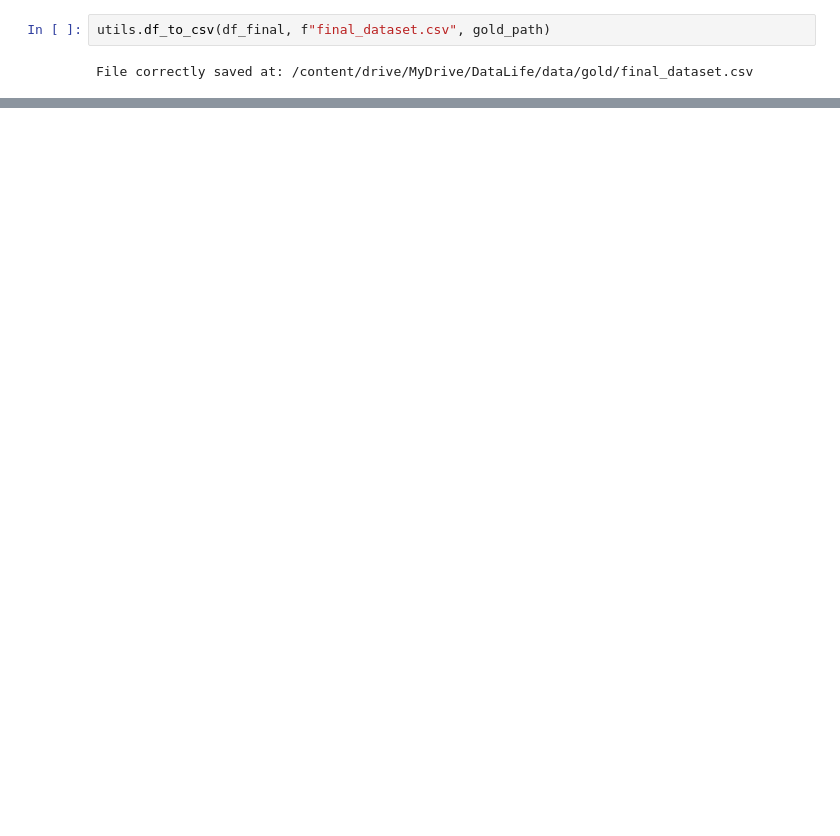
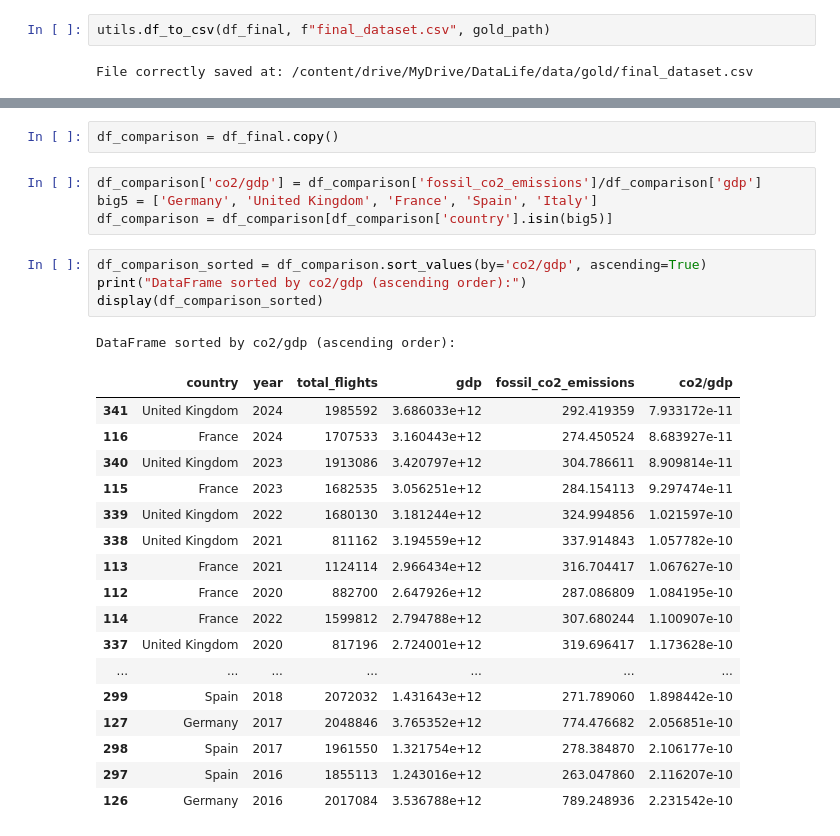
Before and after one commit to apalomo75/dlc-gdp-airtraffic, a Jupyter notebook: notebooks/03_silver_to_gold.ipynb, the cells around one changed output, grey strips where cells are left out. Drawn from its saved outputs; the diff is of its cells as text; blank space fills up the shorter version.

```diff
--- a/notebooks/03_silver_to_gold.ipynb
+++ b/notebooks/03_silver_to_gold.ipynb
@@ -140,0 +226,29 @@ File correctly saved at: /content/drive/MyDrive/DataLife/data/gold/final_dataset
+# %%
+df_comparison = df_final.copy()
+# %%
+df_comparison['co2/gdp'] = df_comparison['fossil_co2_emissions']/df_comparison['gdp']
+big5 = ['Germany', 'United Kingdom', 'France', 'Spain', 'Italy']
+df_comparison = df_comparison[df_comparison['country'].isin(big5)]
+# %%
+df_comparison_sorted = df_comparison.sort_values(by='co2/gdp', ascending=True)
+print("DataFrame sorted by co2/gdp (ascending order):")
+display(df_comparison_sorted)
+# %% [output]
+DataFrame sorted by co2/gdp (ascending order):
+|  | country | year | total_flights | gdp | fossil_co2_emissions | co2/gdp |
+| 341 | United Kingdom | 2024 | 1985592 | 3.686033e+12 | 292.419359 | 7.933172e-11 |
+| 116 | France | 2024 | 1707533 | 3.160443e+12 | 274.450524 | 8.683927e-11 |
+| 340 | United Kingdom | 2023 | 1913086 | 3.420797e+12 | 304.786611 | 8.909814e-11 |
+| 115 | France | 2023 | 1682535 | 3.056251e+12 | 284.154113 | 9.297474e-11 |
+| 339 | United Kingdom | 2022 | 1680130 | 3.181244e+12 | 324.994856 | 1.021597e-10 |
+| 338 | United Kingdom | 2021 | 811162 | 3.194559e+12 | 337.914843 | 1.057782e-10 |
+| 113 | France | 2021 | 1124114 | 2.966434e+12 | 316.704417 | 1.067627e-10 |
+| 112 | France | 2020 | 882700 | 2.647926e+12 | 287.086809 | 1.084195e-10 |
+| 114 | France | 2022 | 1599812 | 2.794788e+12 | 307.680244 | 1.100907e-10 |
+| 337 | United Kingdom | 2020 | 817196 | 2.724001e+12 | 319.696417 | 1.173628e-10 |
+| ... | ... | ... | ... | ... | ... | ... |
+| 299 | Spain | 2018 | 2072032 | 1.431643e+12 | 271.789060 | 1.898442e-10 |
+| 127 | Germany | 2017 | 2048846 | 3.765352e+12 | 774.476682 | 2.056851e-10 |
+| 298 | Spain | 2017 | 1961550 | 1.321754e+12 | 278.384870 | 2.106177e-10 |
+| 297 | Spain | 2016 | 1855113 | 1.243016e+12 | 263.047860 | 2.116207e-10 |
+| 126 | Germany | 2016 | 2017084 | 3.536788e+12 | 789.248936 | 2.231542e-10 |
```
Also changed, not shown: parts of 20 cells of this notebook.
